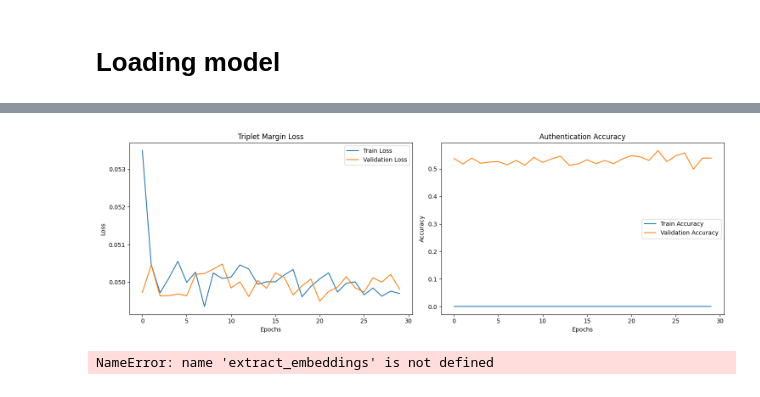
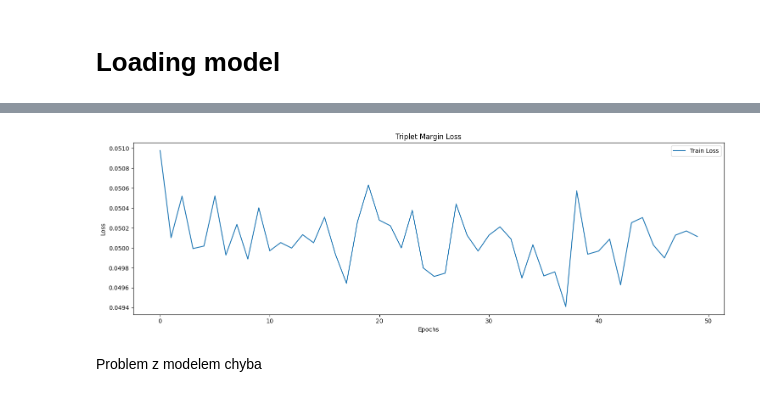
Before and after one commit to KN-Neuron/NeuroGuard-AI, a Jupyter notebook: notebooks/Barbara_Dereń/EEGNet1.ipynb, the cells around one changed output, grey strips where cells are left out. Drawn from its saved outputs; the diff is of its cells as text; code cells hidden in the pictures.

```diff
--- a/notebooks/Barbara_Dereń/EEGNet1.ipynb
+++ b/notebooks/Barbara_Dereń/EEGNet1.ipynb
@@ -221,7 +226,8 @@ Designing a one-pass, zero-phase, non-causal bandpass filter:
 # %% [markdown]
 # Preparing data
 # %%
-torch.manual_seed(42)
+set_seeds()
+train_df, test_df, train_participants, test_participants = train_test_split_eeg(eeg_df, test_size=0.2)
 
-data_dict = prepare_eeg_data(eeg_df)
-eegnet_loaders = create_dataloaders(data_dict)
+train_dataset = EEGTripletDataset(train_df)
+train_loader = DataLoader(train_dataset, batch_size=8, shuffle=True)
@@ -243,11 +244,10 @@ eegnet_model = EEGNet(num_channels, num_samples, embedding_size)
 triplet_loss = torch.nn.TripletMarginLoss(margin=0.05)
 eegnet_optimizer = torch.optim.Adam(eegnet_model.parameters(), lr=1e-3)
 
-num_epochs = 30
-eegnet_history = {'train_loss': [], 'val_loss': [], 'train_acc': [], 'val_acc': []}
+num_epochs = 50
 # %%
 device = torch.device("cuda" if torch.cuda.is_available() else "cpu")
 eegnet_model = eegnet_model.to(device)
 # %%
-train_eegnet(eegnet_model,eegnet_loaders, eegnet_optimizer, device, triplet_loss, eegnet_history, num_epochs)
+train_history = train_eegnet(eegnet_model,train_loader, eegnet_optimizer, device, triplet_loss, num_epochs)
 # %% [output]
@@ -271,9 +271,16 @@ Epoch 30/30, EEGNet Loss: 0.0497, Val Loss: 0.0498, Val Acc: 0.5388
 # %%
-plot_loss_and_accuracy(eegnet_history)
+import matplotlib.pyplot as plt
+plt.figure(figsize=(15, 5))
+
+plt.plot(train_history['train_loss'], label='Train Loss')
+plt.title('Triplet Margin Loss')
+plt.xlabel('Epochs')
+plt.ylabel('Loss')
+plt.legend()
+
+plt.tight_layout()
+plt.show()
 # %% [output]
-[figure, old version]
+[figure, new version]
-# %%
-eegnet_embeddings = extract_embeddings(eegnet_model, eegnet_loaders['test'])
-plot_embeddings(eegnet_embeddings)
-# %% [output]
-NameError: name 'extract_embeddings' is not defined
+# %% [markdown]
+Problem z modelem chyba
```
Also changed, not shown: parts of 4 cells of this notebook, 3 other files.
